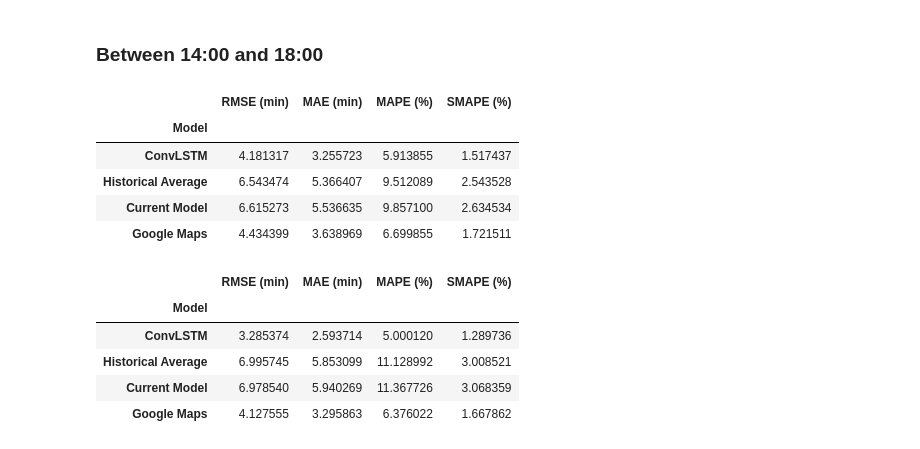
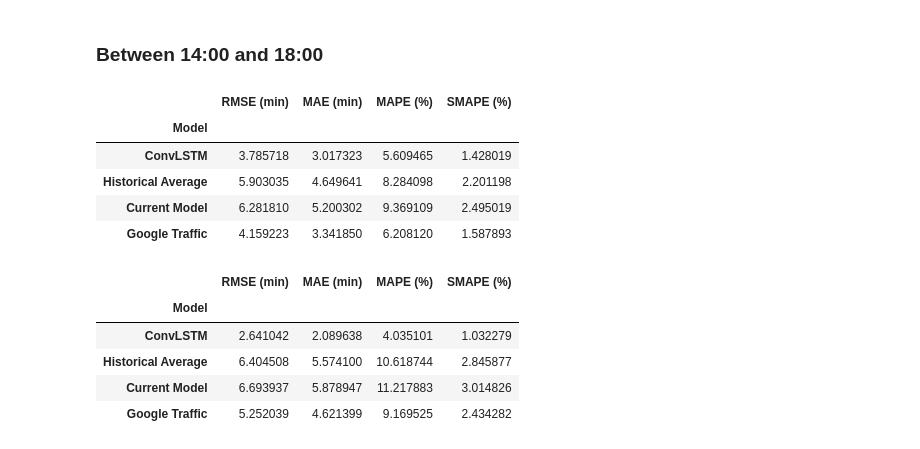
Before and after one commit to niklascp/bus-arrival-convlstm, a Jupyter notebook: jupyter/Comparison.ipynb, the cells around one changed output. Drawn from its saved outputs; the diff is of its cells as text; code cells hidden in the pictures.

```diff
--- a/jupyter/Comparison.ipynb
+++ b/jupyter/Comparison.ipynb
@@ -88,7 +57,7 @@ print(n)
 # %%
-means, scales, low, upr = fit_scale(data)
+means, scales, low, upr = fit_scale(data_test)
 # %%
-ix, ts, rm_mean, rm_scale, w, k = transform(data, means, scales)
+ix, ts, rm_mean, rm_scale, w, k = transform(data_test, means, scales)
 # %%
 ts_true = pd.DataFrame(index = ix, data = ts * rm_scale + rm_mean, columns = k)
 # %%
@@ -105,10 +74,8 @@ ts_gmaps = pd.read_csv('../data/google/data_prepared.csv', index_col = 0, parse_
 # %% [markdown]
 ### Load and transform Historical Average
 # %%
-ha_data = prep_data('../data/4A_1_201705_201709.csv')
-ha_data = ha_data[(1 <= ha_data['LineDirectionLinkOrder']) & (ha_data['LineDirectionLinkOrder'] <= 32)]
-ha_means, ha_scales, ha_low, ha_upr = fit_scale(ha_data)
-ha_ix, _, ha_rm_mean, _, _, _ = transform(data, ha_means, ha_scales)
+ha_means, ha_scales, ha_low, ha_upr = fit_scale(data_train)
+ha_ix, _, ha_rm_mean, _, _, _ = transform(data_test, ha_means, ha_scales)
 ts_ha = pd.DataFrame(index = ix, data = ha_rm_mean, columns = k)
 # %% [markdown]
 ## Descriptive statistics
@@ -119,6 +86,7 @@ comp = pd.DataFrame(index = ix, data = ts_true.sum(axis = 1) / 60, columns = ['G
 comp['ConvLSTM'] = ts_convlstm.sum(axis = 1) / 60
 comp['Historical Average'] = ts_ha.sum(axis = 1) / 60
 comp['Current Model'] = ts_cm.sum(axis = 1) / 60
-comp['Google Maps'] = ts_gmaps.sum(axis = 1) / 60
+comp['Google Traffic'] = ts_gmaps.sum(axis = 1) / 60
 comp['Day'] = comp.index.strftime('%A')
-comp_ = comp.between_time('06:00', '23:45')
+comp_ = comp.between_time('06:00', '22:00')
+len(comp_)
@@ -187,22 +157,22 @@ comparison_matrix(comp_day)
 # %% [markdown]
 ### Between 14:00 and 18:00
 # %%
-comp_weekdays = comp_[(comp_['Day'] != 'Saturday') & (comp_['Day'] != 'Sunday')].between_time('14:00', '17:45')
+comp_weekdays = comp_[(comp_['Day'] != 'Saturday') & (comp_['Day'] != 'Sunday')].between_time('14:00', '18:00')
 comparison_matrix(comp_weekdays)
 # %% [output]
 |  | RMSE (min) | MAE (min) | MAPE (%) | SMAPE (%) |
 | Model |  |  |  |  |
-| ConvLSTM | 4.181317 | 3.255723 | 5.913855 | 1.517437 |
-| Historical Average | 6.543474 | 5.366407 | 9.512089 | 2.543528 |
-| Current Model | 6.615273 | 5.536635 | 9.857100 | 2.634534 |
-| Google Maps | 4.434399 | 3.638969 | 6.699855 | 1.721511 |
+| ConvLSTM | 3.785718 | 3.017323 | 5.609465 | 1.428019 |
+| Historical Average | 5.903035 | 4.649641 | 8.284098 | 2.201198 |
+| Current Model | 6.281810 | 5.200302 | 9.369109 | 2.495019 |
+| Google Traffic | 4.159223 | 3.341850 | 6.208120 | 1.587893 |
 # %%
-comp_weekdays = comp_[(comp_['Day'] != 'Saturday') & (comp_['Day'] != 'Sunday')].between_time('08:00', '09:45')
+comp_weekdays = comp_[(comp_['Day'] != 'Saturday') & (comp_['Day'] != 'Sunday')].between_time('07:00', '09:00')
 comparison_matrix(comp_weekdays)
 # %% [output]
 |  | RMSE (min) | MAE (min) | MAPE (%) | SMAPE (%) |
 | Model |  |  |  |  |
-| ConvLSTM | 3.285374 | 2.593714 | 5.000120 | 1.289736 |
-| Historical Average | 6.995745 | 5.853099 | 11.128992 | 3.008521 |
-| Current Model | 6.978540 | 5.940269 | 11.367726 | 3.068359 |
-| Google Maps | 4.127555 | 3.295863 | 6.376022 | 1.667862 |
+| ConvLSTM | 2.641042 | 2.089638 | 4.035101 | 1.032279 |
+| Historical Average | 6.404508 | 5.574100 | 10.618744 | 2.845877 |
+| Current Model | 6.693937 | 5.878947 | 11.217883 | 3.014826 |
+| Google Traffic | 5.252039 | 4.621399 | 9.169525 | 2.434282 |
```
Also changed, not shown: parts of 12 cells of this notebook, 6 other files.
